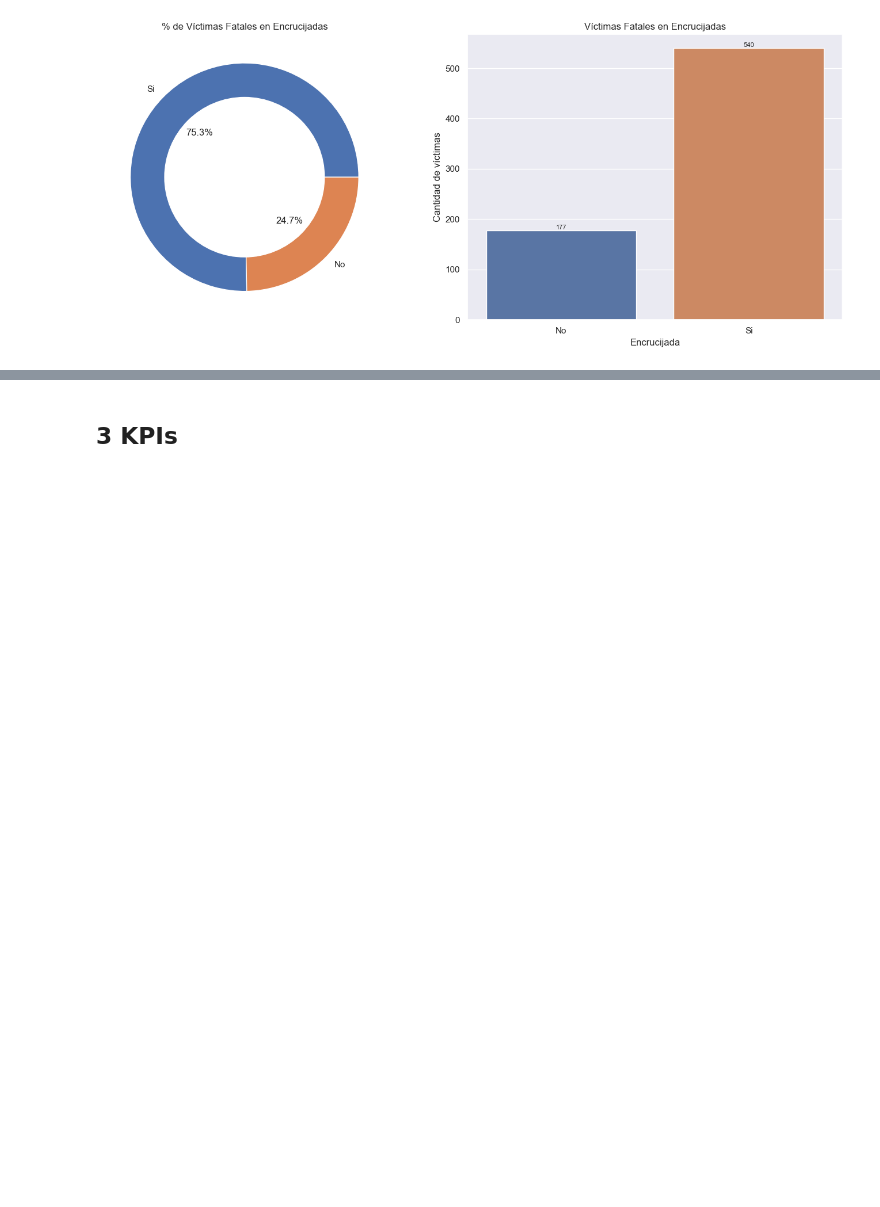
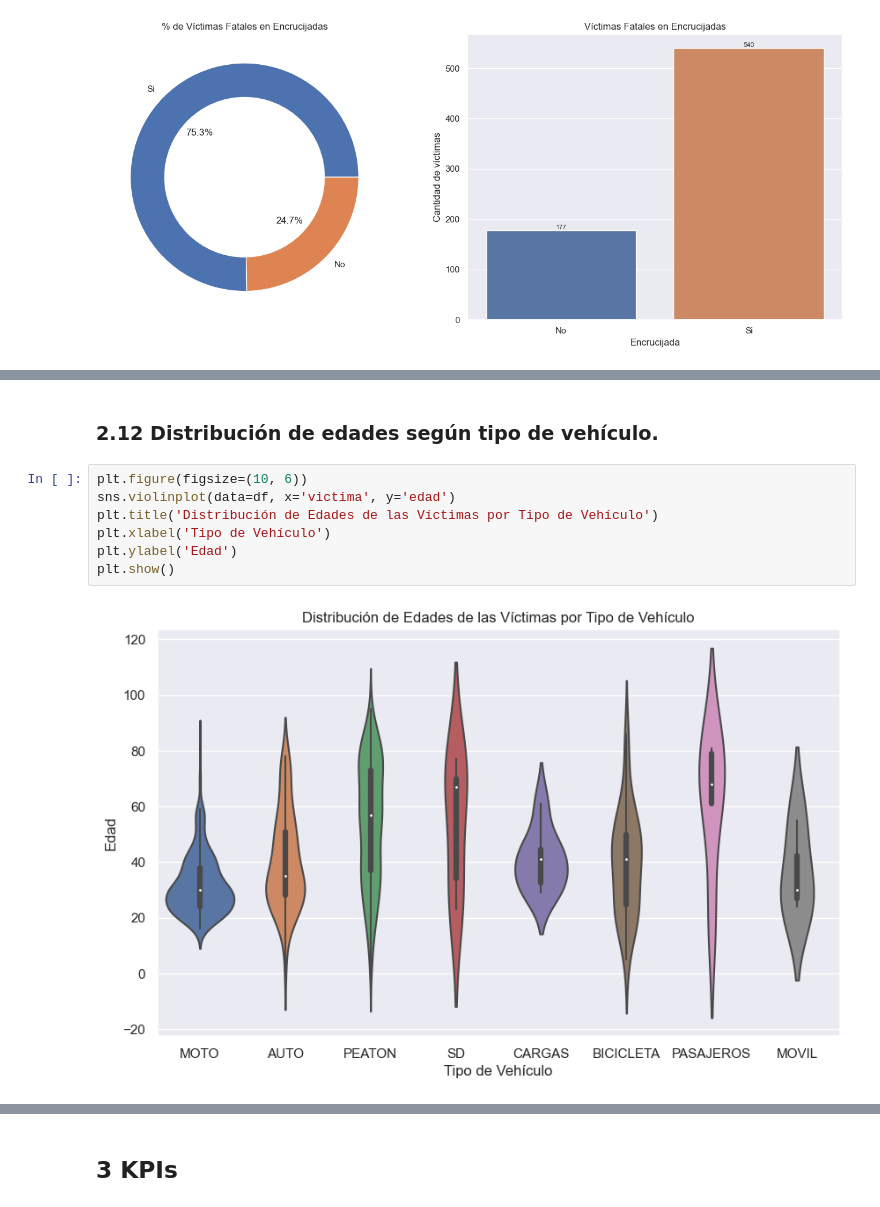
Before and after one commit to FreddyPinto/road-crashes-dataviz, a Jupyter notebook: notebooks/2.0-fp-eda.ipynb, the cells around one changed output, grey strips where cells are left out. Saved outputs shown, nothing was run; the diff lists cells and outputs as text; blank space fills up the shorter version.

```diff
--- a/notebooks/2.0-fp-eda.ipynb
+++ b/notebooks/2.0-fp-eda.ipynb
@@ -293,0 +320,11 @@ plt.show()
+# %% [markdown]
+### 2.12 Distribución de edades según tipo de vehículo.
+# %%
+plt.figure(figsize=(10, 6))
+sns.violinplot(data=df, x='victima', y='edad')
+plt.title('Distribución de Edades de las Víctimas por Tipo de Vehículo')
+plt.xlabel('Tipo de Vehículo')
+plt.ylabel('Edad')
+plt.show()
+# %% [output]
+[figure, added]
```
Also changed, not shown: parts of 26 cells of this notebook.
